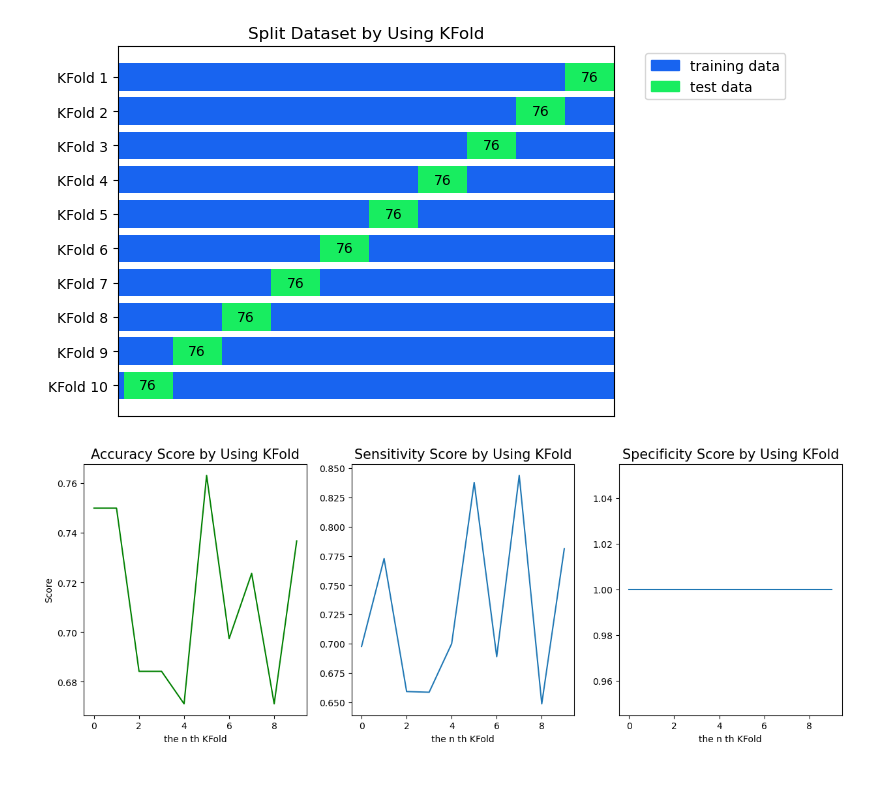
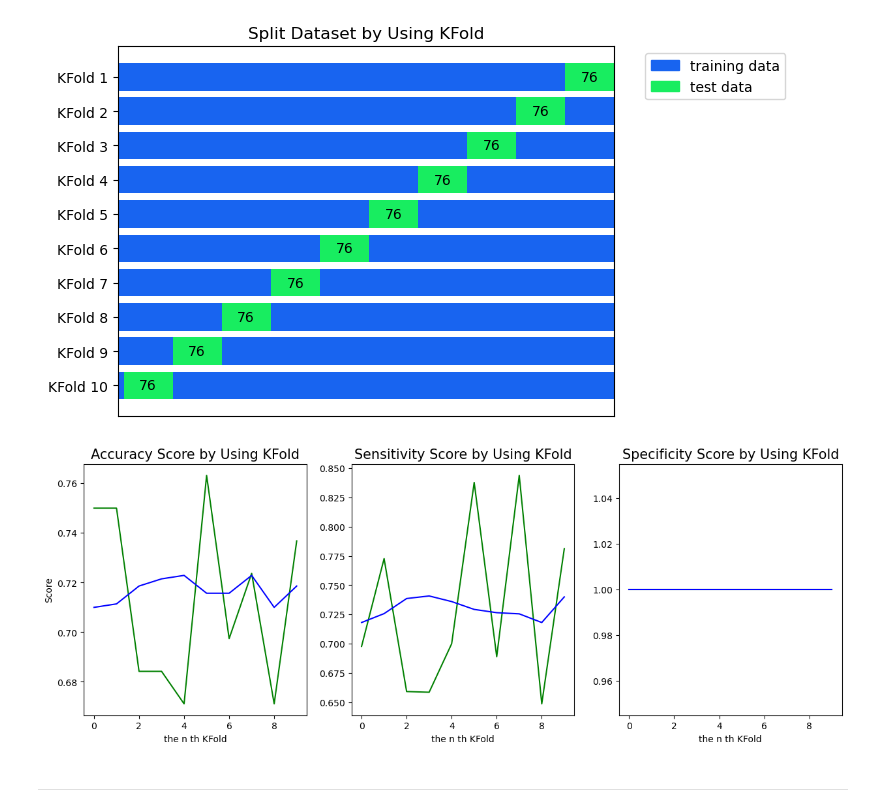
Before and after one commit to OatKID/MLProject, a Jupyter notebook: main.ipynb, the cells around one changed output. Saved outputs shown, nothing was run; the diff lists cells and outputs as text; code cells hidden in the pictures; blank space fills up the shorter version.

```diff
--- a/main.ipynb
+++ b/main.ipynb
@@ -55,8 +63,7 @@ features_train, features_test, labels_train, labels_test = train_test_split(feat
 # %%
 # Support Vector Machine classifiers by kernel which is linear.
 class SVM:
-    def __init__(self, c=1, learning_rate=1):
-        self.cost = c
+    def __init__(self, learning_rate=1):
         self.learning_rate = learning_rate
 
     def fit(self, features_train, labels_train):
@@ -313,16 +372,23 @@ plt.show()
 # %%
 fig, (ax1, ax2, ax3) = plt.subplots(1,3, figsize=(15, 5))
 
-ax1.plot(kfold.array_accuracy, color="g")
+ax1.plot(kfold.array_accuracy_test, color="g")
+ax1.plot(kfold.array_accuracy_train, color="b")
 ax1.set_title("Accuracy Score by Using KFold", fontsize=15)
 ax1.set_ylabel("Score")
 ax1.set_xlabel("the n th KFold")
-ax2.plot(kfold.array_sensitivity)
+ax2.plot(kfold.array_sensitivity_test, color="g")
+ax2.plot(kfold.array_sensitivity_train, color="b")
 ax2.set_title("Sensitivity Score by Using KFold", fontsize=15)
 ax2.set_xlabel("the n th KFold")
-ax3.plot(kfold.array_specificity)
+ax3.plot(kfold.array_specificity_test, color="g")
+ax3.plot(kfold.array_specificity_train, color="b")
 ax3.set_title("Specificity Score by Using KFold", fontsize=15)
 ax3.set_xlabel("the n th KFold")
+
+
 plt.show()
 # %% [output]
-[figure, old version]
+[figure, new version]
+# %% [markdown]
+---
```
Also changed, not shown: parts of 13 cells of this notebook, 1 other file.
